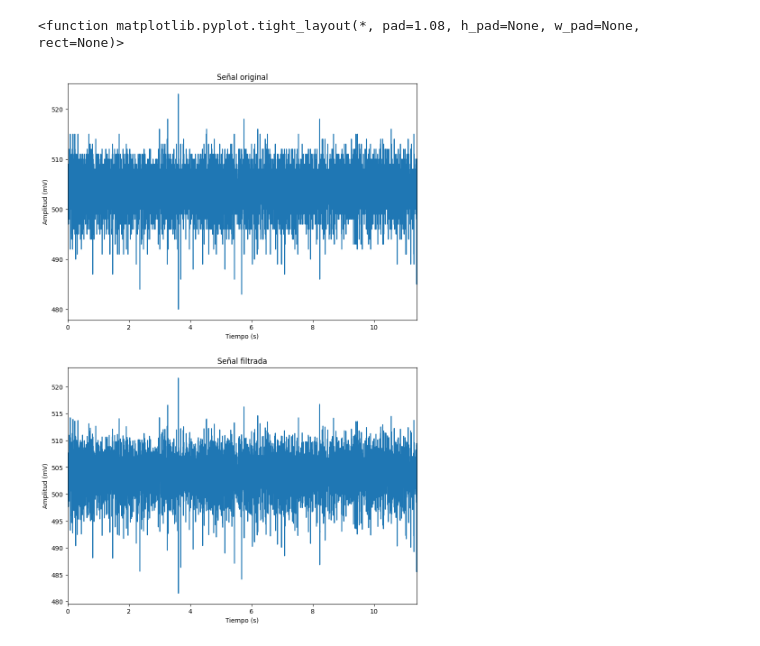
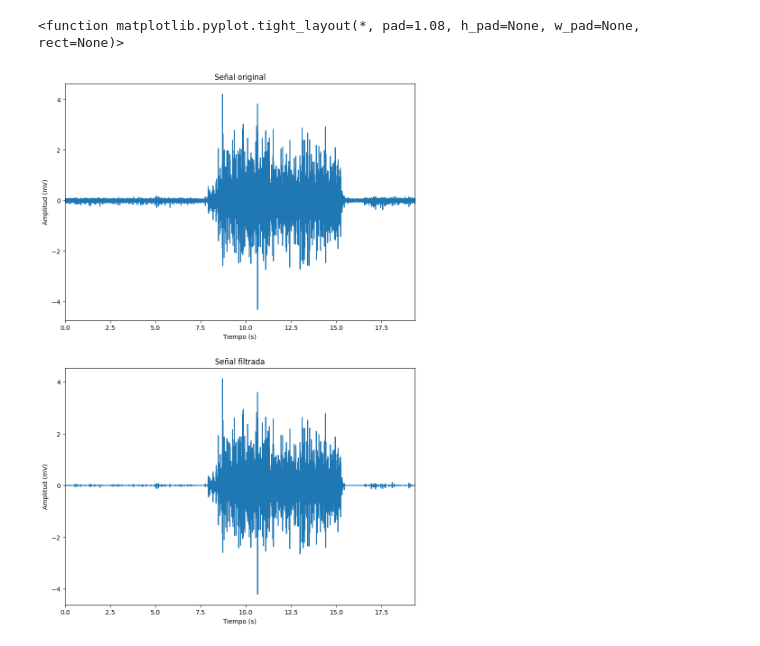
Before and after one commit to adri201022/ISB-Grupo-11, a Jupyter notebook: Documentación/Laboratorios/L7_Filtros_Wavelet/Wavelet_EMG.ipynb, the cells around one changed output. Cells and saved outputs as stored; diff of their text form; code cells hidden in the pictures.

```diff
--- a/Documentación/Laboratorios/L7_Filtros_Wavelet/Wavelet_EMG.ipynb
+++ b/Documentación/Laboratorios/L7_Filtros_Wavelet/Wavelet_EMG.ipynb
@@ -4,42 +4,48 @@ import matplotlib.pyplot as plt
 import pywt
 from scipy.signal import find_peaks
 
-# Cargar el archivo de texto, omitiendo las primeras 8 líneas de texto
-data = np.loadtxt('adrian_Reposo.txt', skiprows=6, usecols=5)
+# Cargar el archivo de texto,
+a_r = np.genfromtxt("adrian_ConOposición.txt", delimiter="\t",skip_header = 3)
 
 frecuencia_muestreo = 1000  # Hz
-num_muestras = len(data)
-tiempo_final = (num_muestras-1) / frecuencia_muestreo  # Tiempo total de la señal
-tiempo = np.linspace(0, tiempo_final, num_muestras)
+Ts = 1/frecuencia_muestreo
+
+bits = 10 # Bits de la salida
+volt_range = 10 #Rango de voltaje en milivoltios (0; 10) mV
+
+# Extraer la penultima columna (datos)
+data = (a_r[:,-2]*volt_range/(2**bits - 1)) # convertir los bits a mV
+data = data - np.mean(data) # Centrar la señal para que vaya de -5 a 5 mV
+tiempo = np.arange(0, len(data)*Ts, Ts) # Crear vector de tiempo considerando periodo de muestreo
 
 # Aplicar la transformada wavelet
 coeffs = pywt.wavedec(data, 'db6', level=4)
 
 # Filtrar los coeficientes
-threshold = 0.742
+threshold = 0.109
 filtered_coeffs = [pywt.threshold(coeff, threshold, mode='soft') for coeff in coeffs]
 
 # Reconstruir la señal filtrada
 filtered_signal = pywt.waverec(filtered_coeffs, 'db6')
-filtered_signal = filtered_signal[0:len(filtered_signal)-1]
+#filtered_signal = filtered_signal[0:len(filtered_signal)-1]
 
 # Visualizar la señal original y la señal filtrada
 plt.figure(figsize=(10, 15))
 plt.subplot(2, 1, 1)
 plt.plot(tiempo, data)
 plt.title('Señal original')
 plt.xlabel('Tiempo (s)')
 plt.ylabel('Amplitud (mV)')
 plt.xlim(tiempo[0], tiempo[-1])
 
 plt.subplot(2, 1, 2)
 plt.plot(tiempo,filtered_signal)
 plt.title('Señal filtrada')
 plt.xlabel('Tiempo (s)')
 plt.ylabel('Amplitud (mV)')
 plt.xlim(tiempo[0], tiempo[-1])
 
 plt.tight_layout
 # %% [output]
 <function matplotlib.pyplot.tight_layout(*, pad=1.08, h_pad=None, w_pad=None, rect=None)>
-[figure, old version]
+[figure, new version]
```
